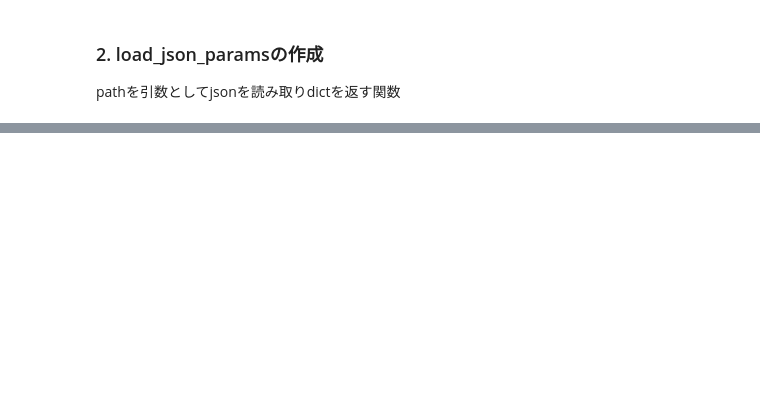
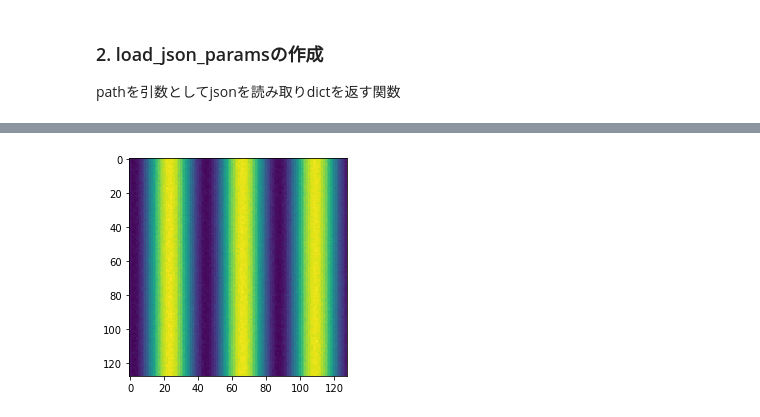
Before and after one commit to Hirochon/laboratory, a Jupyter notebook: make_teachers/make_ellipse_v4.ipynb, the cells around one changed output, grey strips where cells are left out. Cells and saved outputs as stored; diff of their text form; code cells hidden in the pictures; blank space fills up the shorter version.

Commit message:
[add] pickleのお試し実装とcoordのでファクタリングを追加

```diff
--- a/make_teachers/make_ellipse_v4.ipynb
+++ b/make_teachers/make_ellipse_v4.ipynb
@@ -92,0 +100,3 @@ for i in range(len(dat)):
+# %%
+with open('./zikken.pkl', 'wb') as f:
+    pickle.dump(dat, f)
@@ -92,0 +109,3 @@ for i in range(len(dat)):
+# %%
+with open('./pkl_surf_teacher_1000.pkl', 'rb') as f:
+    zikken = pickle.load(f)
@@ -92,0 +132,6 @@ for i in range(len(dat)):
+# %%
+plt.figure()
+plt.imshow(zikken[7]['z'])
+plt.show()
+# %% [output]
+[figure, added]
```
Also changed, not shown: parts of 13 cells of this notebook.
